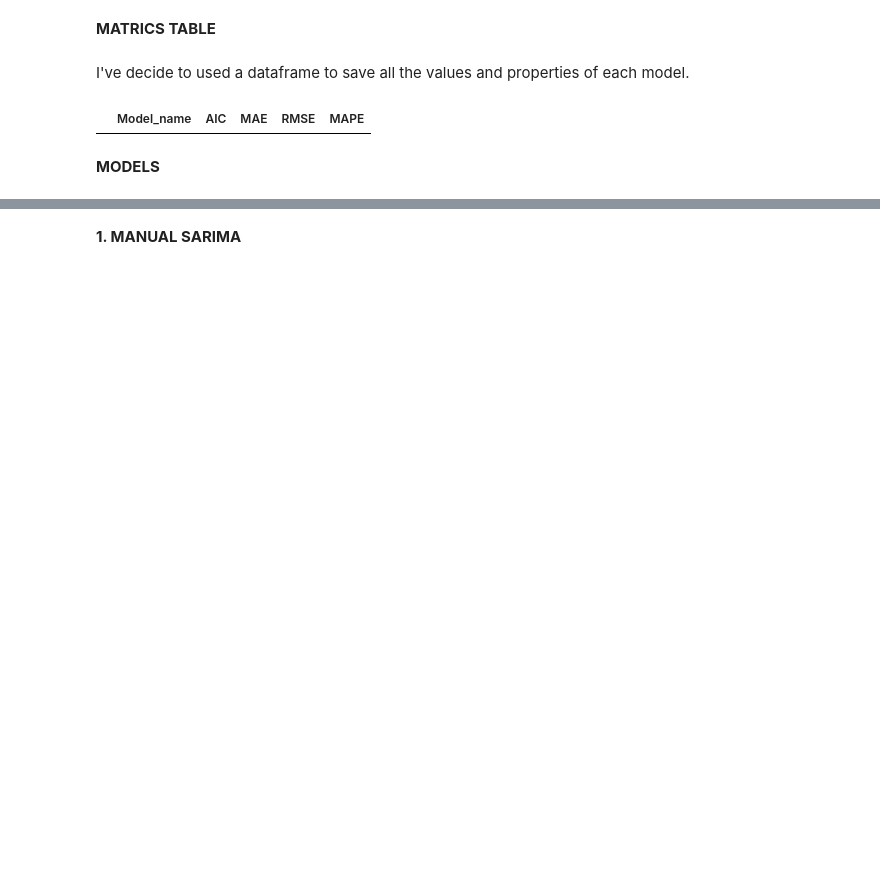
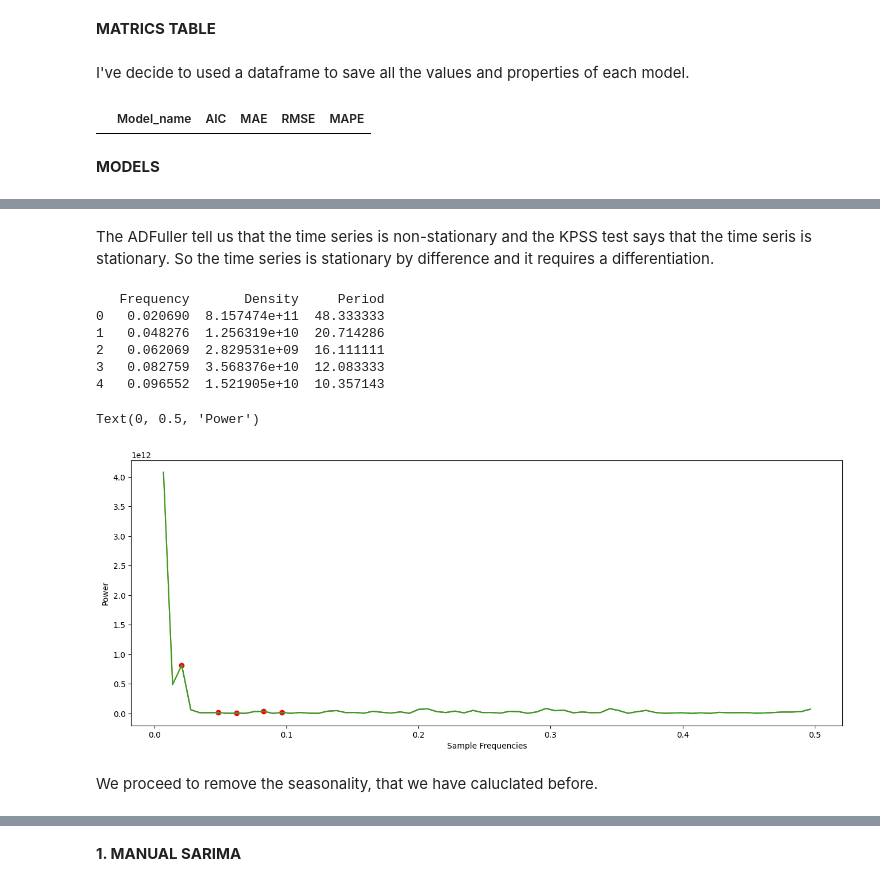
Before and after one commit to IsabellaPodavini/Statistical_Models, a Jupyter notebook: project.ipynb, the cells around one changed output, grey strips where cells are left out. Cells and saved outputs as stored; diff of their text form; code cells hidden in the pictures; blank space fills up the shorter version.

```diff
--- a/project.ipynb
+++ b/project.ipynb
@@ -388,0 +448,37 @@ display(metrics_df)
+# %% [markdown]
+The ADFuller tell us that the time series is non-stationary and the KPSS test says that the time seris is stationary. So the time series is stationary by difference and it requires a differentiation.
+# %%
+f_per, Pxx_per = signal.periodogram(data_train,1,detrend=None,window='hann',return_onesided=True,scaling='density')
+f_per = f_per[1:]
+Pxx_per = Pxx_per[1:]
+
+#Find the peaks of the periodogram.
+peaks = signal.find_peaks(Pxx_per[f_per >= 0], prominence=100000)[0]
+peak_freq = f_per[peaks]
+peak_dens = Pxx_per[peaks]
+
+#Plot of the analysis transformation and of its peaks. Only the first five are interestings
+fig = plt.figure(figsize=(16,6))
+
+plt.plot(peak_freq[:5], peak_dens[:5], 'ro');
+plt.plot(f_per[2:],Pxx_per[2:])
+
+#Retrieving of the values
+data = {'Frequency': peak_freq, 'Density': peak_dens, 'Period': 1/peak_freq}
+df = pd.DataFrame(data)
+print(df.head())
+sns.lineplot(x=f_per,y=Pxx_per)
+plt.plot(f_per, Pxx_per)
+plt.xlabel('Sample Frequencies')
+plt.ylabel('Power')
+# %% [output]
+   Frequency       Density     Period
+0   0.020690  8.157474e+11  48.333333
+1   0.048276  1.256319e+10  20.714286
+2   0.062069  2.829531e+09  16.111111
+3   0.082759  3.568376e+10  12.083333
+4   0.096552  1.521905e+10  10.357143
+Text(0, 0.5, 'Power')
+[figure, added]
+# %% [markdown]
+We proceed to remove the seasonality, that we have caluclated before.
```
Also changed, not shown: parts of 39 cells of this notebook.
